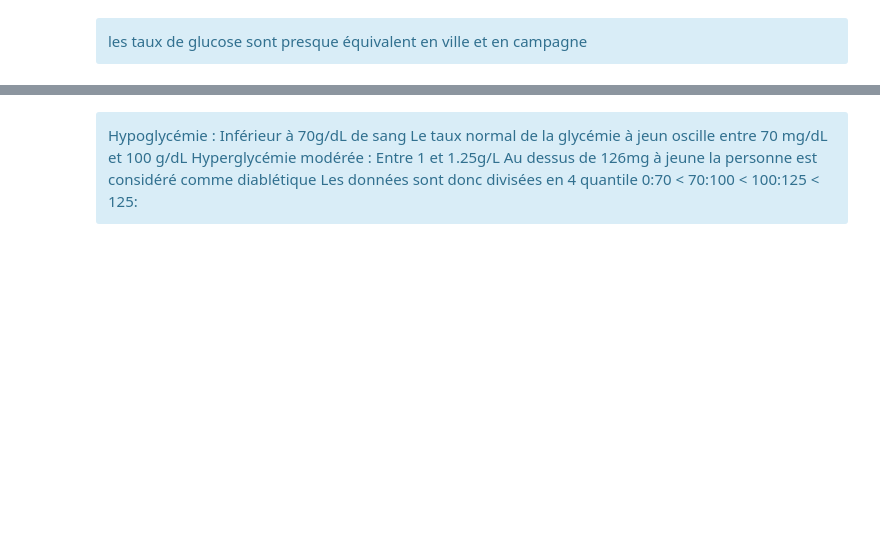
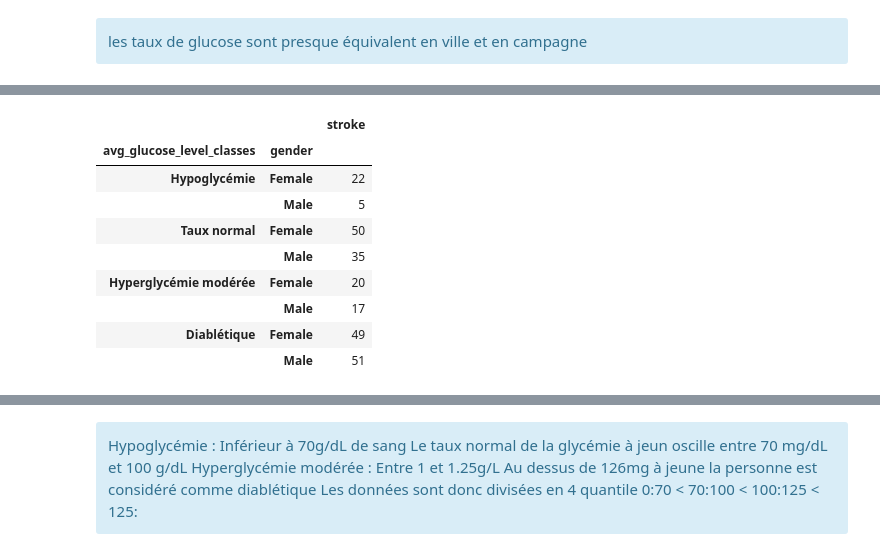
Before and after one commit to yannoushka74/Strokes_prediction_-BERTHET_NOURAUD_TRIEU, a Jupyter notebook: strokes_cleaning.ipynb, the cells around one changed output, grey strips where cells are left out. Drawn from its saved outputs; the diff is of its cells as text; code cells hidden in the pictures; blank space fills up the shorter version.

```diff
--- a/strokes_cleaning.ipynb
+++ b/strokes_cleaning.ipynb
@@ -242,3 +455,18 @@ df_avg_gluc_c['avg_glucose_level_classes']
+# %%
+
+state_summary=df_avg_gluc_c.groupby(['avg_glucose_level_classes','gender']).agg( {"stroke": 'count'})
+state_summary
+# %% [output]
+|  |  | stroke |
+| avg_glucose_level_classes | gender |  |
+| Hypoglycémie | Female | 22 |
+|  | Male | 5 |
+| Taux normal | Female | 50 |
+|  | Male | 35 |
+| Hyperglycémie modérée | Female | 20 |
+|  | Male | 17 |
+| Diablétique | Female | 49 |
+|  | Male | 51 |
 # %%
 df_age_c = df_new.copy()
 df_age_c =df_age_c[df_age_c['stroke']==1]
```
Also changed, not shown: parts of 34 cells of this notebook.
